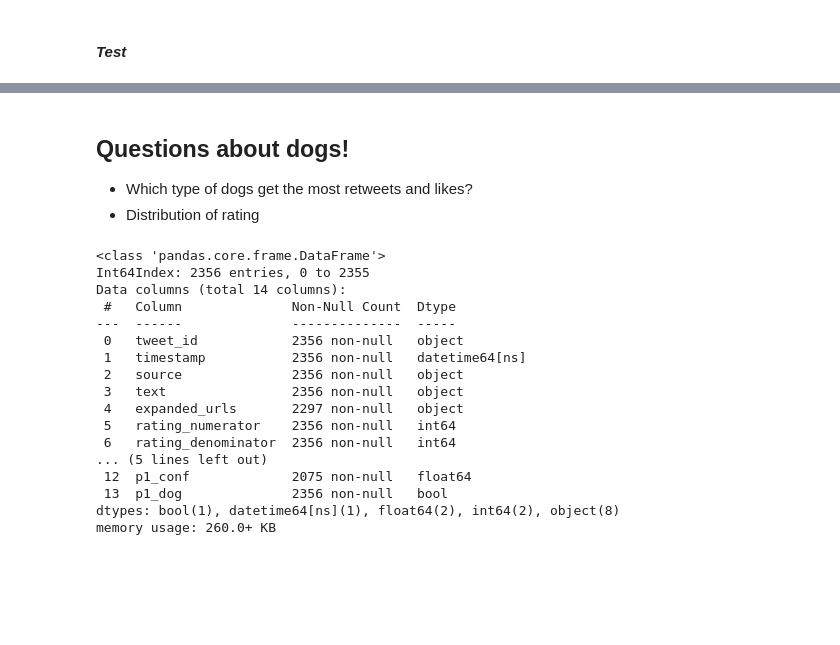
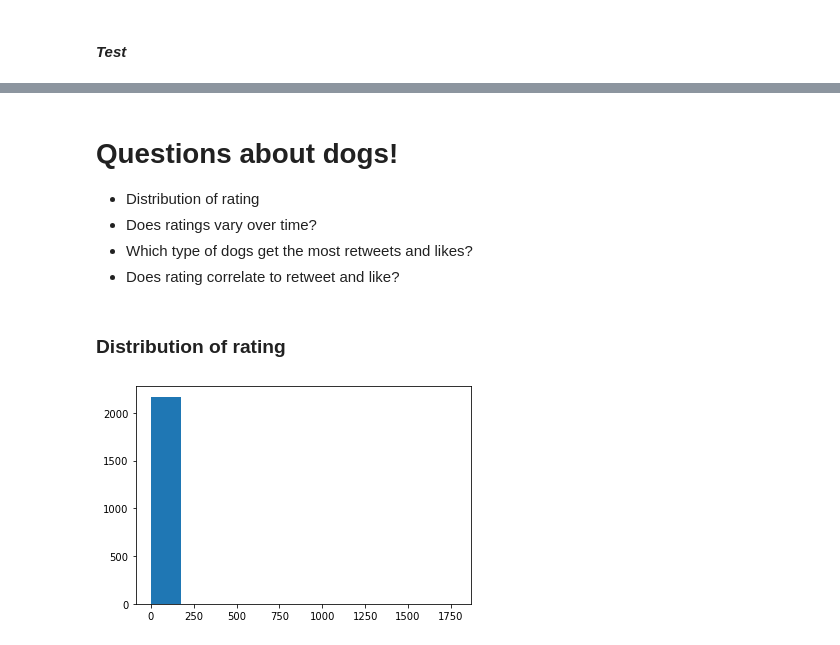
Before and after one commit to tllau/Udacity-Project-4, a Jupyter notebook: wrangle_act.ipynb, the cells around one changed output, grey strips where cells are left out. Cells and saved outputs as stored; diff of their text form; code cells hidden in the pictures; blank space fills up the shorter version.

```diff
--- a/wrangle_act.ipynb
+++ b/wrangle_act.ipynb
@@ -846,0 +833,2 @@ Name: name, Length: 956, dtype: int64
+# %%
+df_archive_clean = df_archive_clean.drop(columns=['source'])
@@ -847,6 +846,8 @@ Name: name, Length: 956, dtype: int64
 # %% [markdown]
-## Questions about dogs!
+# Questions about dogs!
 
+- Distribution of rating
+- Does ratings vary over time?
 - Which type of dogs get the most retweets and likes?
-- Distribution of rating
+- Does rating correlate to retweet and like?
 # %%
@@ -854,20 +857,8 @@ from matplotlib import pyplot as plt
 # %%
 df_archive_clean.info()
-# %% [output]
-<class 'pandas.core.frame.DataFrame'>
-Int64Index: 2356 entries, 0 to 2355
-Data columns (total 14 columns):
- #   Column              Non-Null Count  Dtype
----  ------              --------------  -----
- 0   tweet_id            2356 non-null   object
- 1   timestamp           2356 non-null   datetime64[ns]
- 2   source              2356 non-null   object
- 3   text                2356 non-null   object
- 4   expanded_urls       2297 non-null   object
- 5   rating_numerator    2356 non-null   int64
- 6   rating_denominator  2356 non-null   int64
-... (5 lines left out)
- 12  p1_conf             2075 non-null   float64
- 13  p1_dog              2356 non-null   bool
-dtypes: bool(1), datetime64[ns](1), float64(2), int64(2), object(8)
-memory usage: 260.0+ KB
+# %% [markdown]
+### Distribution of rating
+# %%
+plt.hist(data=df_archive_clean, x='rating_numerator');
+# %% [output]
+[figure, added]
```
Also changed, not shown: parts of 48 cells of this notebook, 4 other files.
